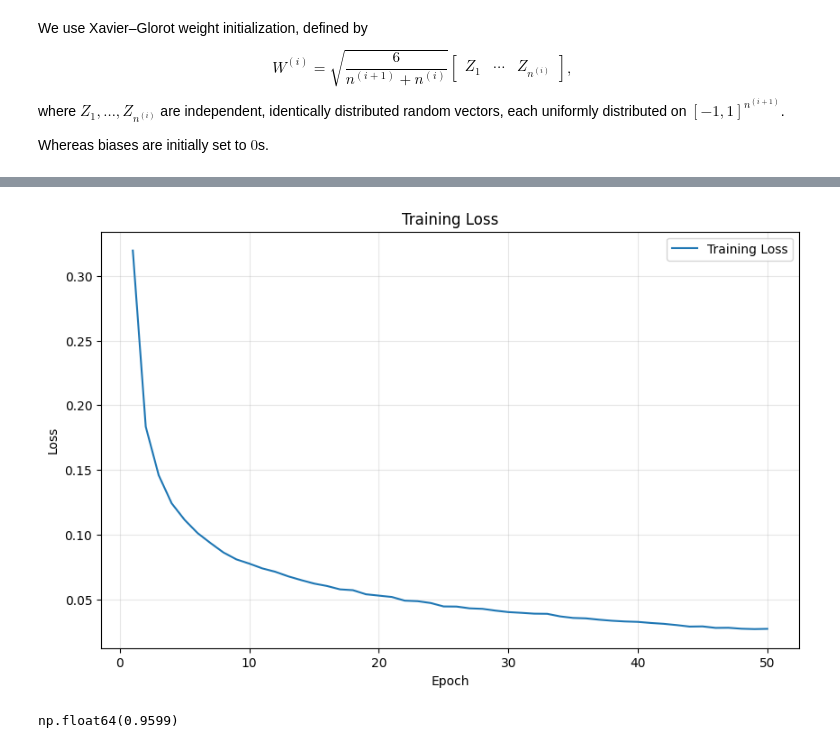
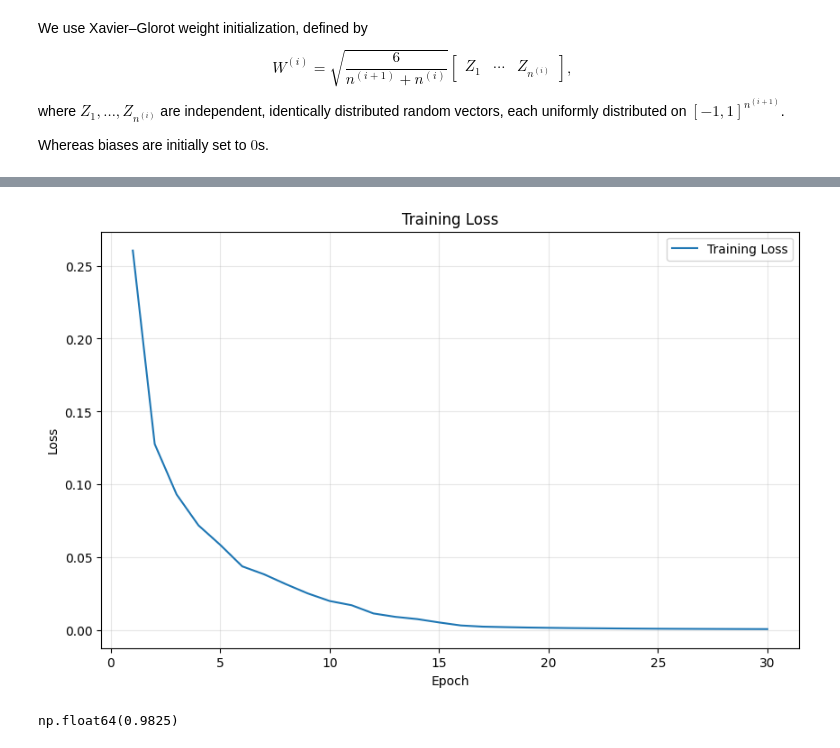
Before and after one commit to kapikozak/Statistical-Learning-Notebooks, a Jupyter notebook: stochastic_gradient_descent_manual.ipynb, the cells around one changed output, grey strips where cells are left out. Drawn from its saved outputs; the diff is of its cells as text; code cells hidden in the pictures.

```diff
--- a/stochastic_gradient_descent_manual.ipynb
+++ b/stochastic_gradient_descent_manual.ipynb
@@ -147,6 +149,8 @@ class MultiLayerPerceptron:
 
         return ct / N
 # %%
+sizes = [784, 128, 32, 10]
+
 def run_lr_finder(network, x_train, y_train, batch_size, lr_start=1e-5, lr_end=1e-1, momentum=0.9):
     N = len(x_train)
     np.random.seed(42)
@@ -179,15 +183,15 @@ def run_lr_finder(network, x_train, y_train, batch_size, lr_start=1e-5, lr_end=1
 
 
 np.random.seed(42)
-model_128 = MultiLayerPerceptron()
+model_128 = MultiLayerPerceptron(sizes)
 lr_128, losses_128 = run_lr_finder(model_128, X_train, y_train, batch_size=128)
 
 np.random.seed(42)
-model_64 = MultiLayerPerceptron()
+model_64 = MultiLayerPerceptron(sizes)
 lr_64, losses_64 = run_lr_finder(model_64, X_train, y_train, batch_size=64)
 
 np.random.seed(42)
-model_32 = MultiLayerPerceptron()
+model_32 = MultiLayerPerceptron(sizes)
 lr_32, losses_32 = run_lr_finder(model_32, X_train, y_train, batch_size=32)
 
 plt.figure(figsize=(10, 6))
@@ -209,10 +213,10 @@ def train_network(
     x_test: NDArray[np.float64],
     y_test: NDArray[np.uint8],
     n_epochs: int = 1,
-    batch_size: int = 64,
+    batch_size: int = 32,
     lr: float = 1e-3,
-    momentum: float = 0.85,
-    l2_decay: float = 1e-5,
+    momentum: float = 0.9,
+    l2_decay: float = 1e-4,
     plot = False,
 ):
     N = len(x_train)
@@ -430,15 +383,15 @@ Average accuracy: 95.97% | Standard deviation: 0.10%
 # %%
 np.random.seed(42)
-network = MultiLayerPerceptron()
+network = MultiLayerPerceptron(sizes)
+
 train_network(
     network,
     X_train,
     y_train,
     X_test,
     y_test,
-    50,
-    momentum=0.8,
-    l2_decay=1e-3,
-    plot=True,
+    n_epochs=30,
+    momentum=0.85,
+    plot=True
 )
 # %% [output]
@@ -462,2 +415,2 @@ Epoch: 50/50 | Loss: 0.0274 | Accuracy: 95.99%
-[figure, old version]
+[figure, new version]
-np.float64(0.9599)
+np.float64(0.9825)
```
Also changed, not shown: parts of 7 cells of this notebook.
